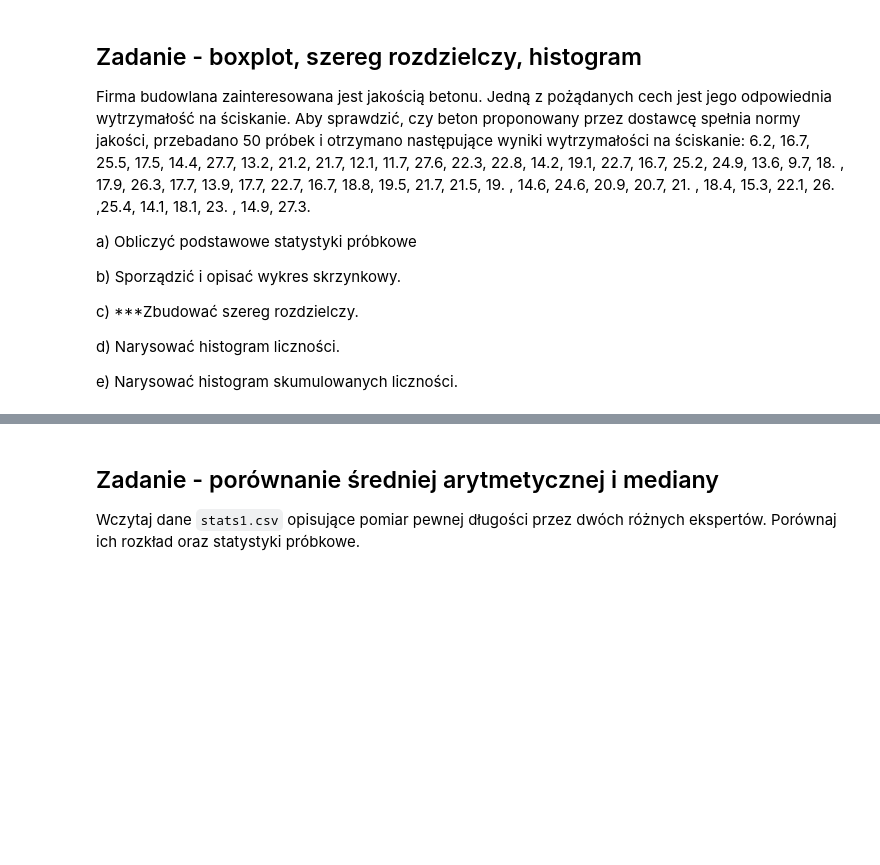
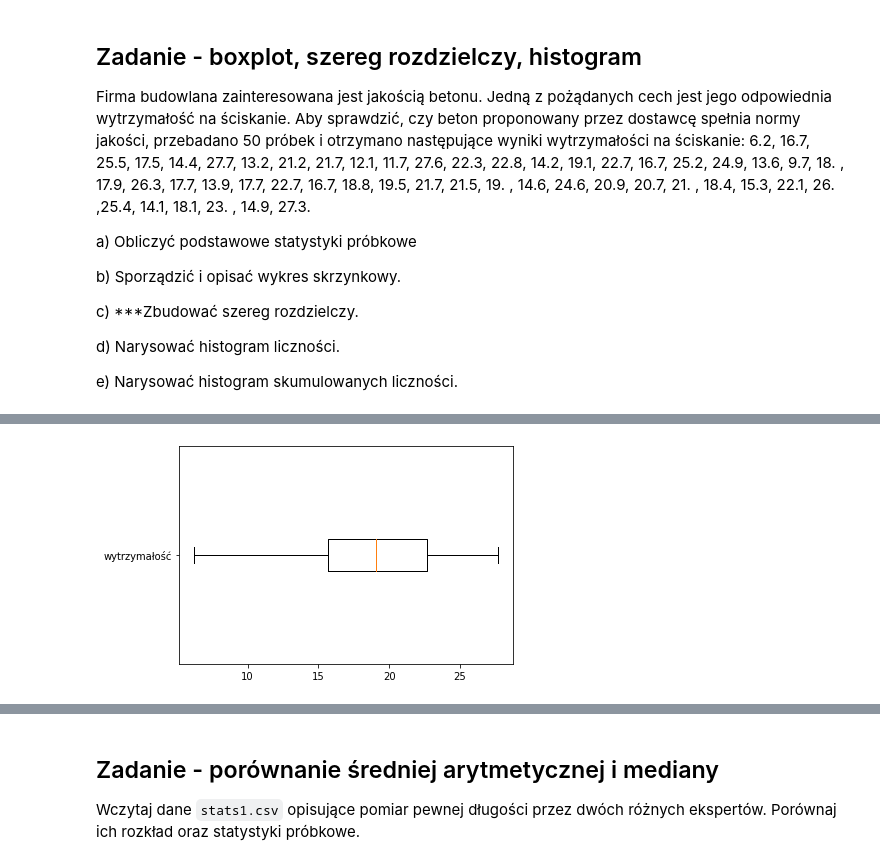
Before and after one commit to mdabrowski-phd/ds250223_stat, a Jupyter notebook: 01_statystyka_opisowa/01_statystyki_opisowe.ipynb, the cells around one changed output, grey strips where cells are left out. Cells and saved outputs as stored; diff of their text form; code cells hidden in the pictures; blank space fills up the shorter version.

```diff
--- a/01_statystyka_opisowa/01_statystyki_opisowe.ipynb
+++ b/01_statystyka_opisowa/01_statystyki_opisowe.ipynb
@@ -63,9 +68,9 @@ d) Narysować histogram liczności.
 
 e) Narysować histogram skumulowanych liczności.
 # %%
-# beton = np.array([6.2, 16.7, 25.5, 17.5, 14.4, 27.7, 13.2, 21.2, 21.7,
-#                    12.1, 11.7, 27.6, 22.3, 22.8, 14.2, 19.1, 22.7, 16.7,
-#                    25.2, 24.9, 13.6,  9.7, 18. , 17.9, 26.3, 17.7, 13.9,
-#                    17.7, 22.7, 16.7, 18.8, 19.5, 21.7, 21.5, 19. , 14.6,
-#                    24.6, 20.9, 20.7, 21. , 18.4, 15.3, 22.1, 26. ,25.4,
-#                    14.1, 18.1, 23. , 14.9, 27.3])
+beton = np.array([6.2, 16.7, 25.5, 17.5, 14.4, 27.7, 13.2, 21.2, 21.7,
+                   12.1, 11.7, 27.6, 22.3, 22.8, 14.2, 19.1, 22.7, 16.7,
+                   25.2, 24.9, 13.6,  9.7, 18. , 17.9, 26.3, 17.7, 13.9,
+                   17.7, 22.7, 16.7, 18.8, 19.5, 21.7, 21.5, 19. , 14.6,
+                   24.6, 20.9, 20.7, 21. , 18.4, 15.3, 22.1, 26. ,25.4,
+                   14.1, 18.1, 23. , 14.9, 27.3])
@@ -71,0 +119,6 @@ e) Narysować histogram skumulowanych liczności.
+# %%
+# b)
+plt.boxplot(beton, vert=False, meanline=True, labels=["wytrzymałość"])
+plt.show()
+# %% [output]
+[figure, added]
```
Also changed, not shown: parts of 48 cells of this notebook, 1 other file.
